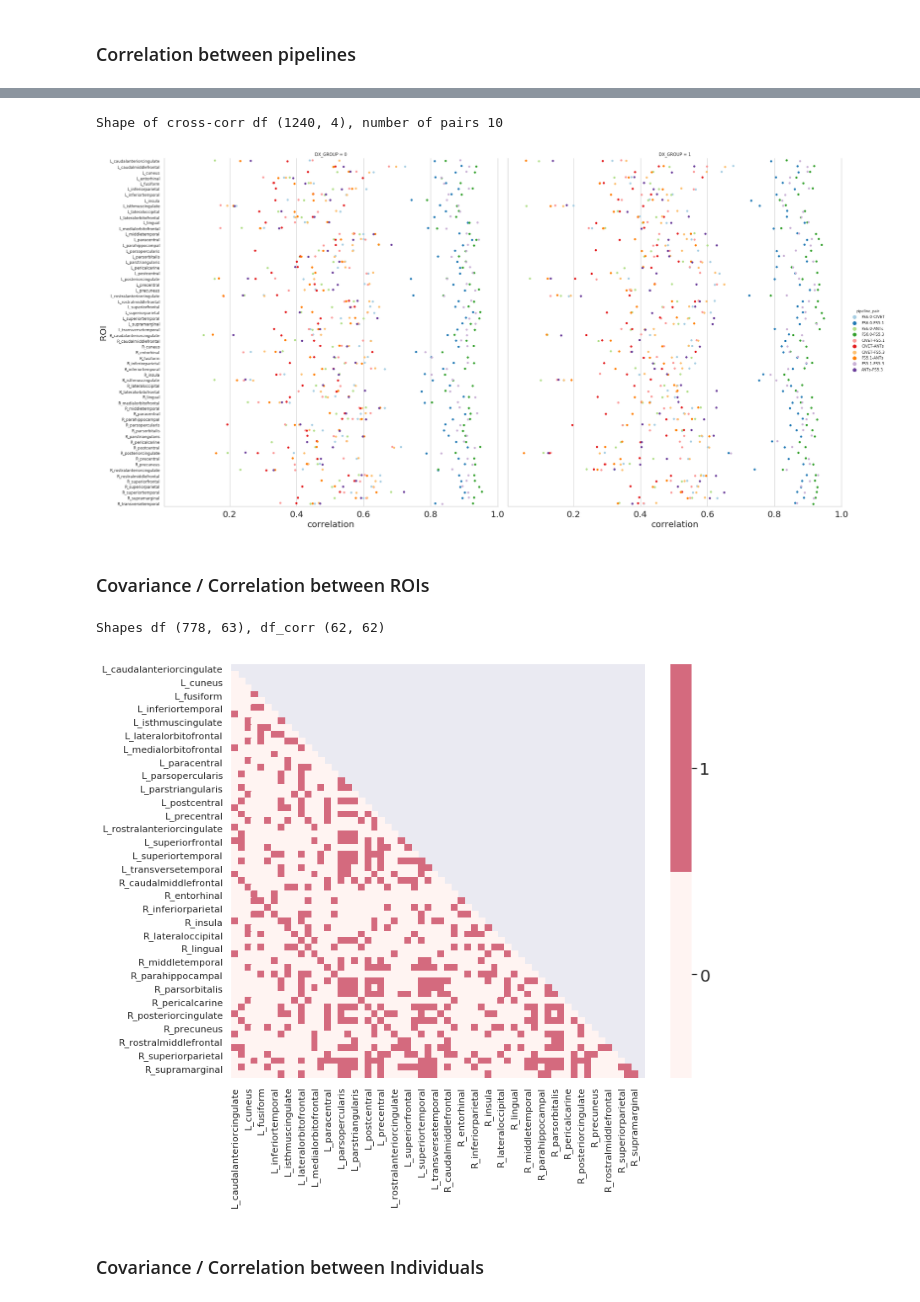
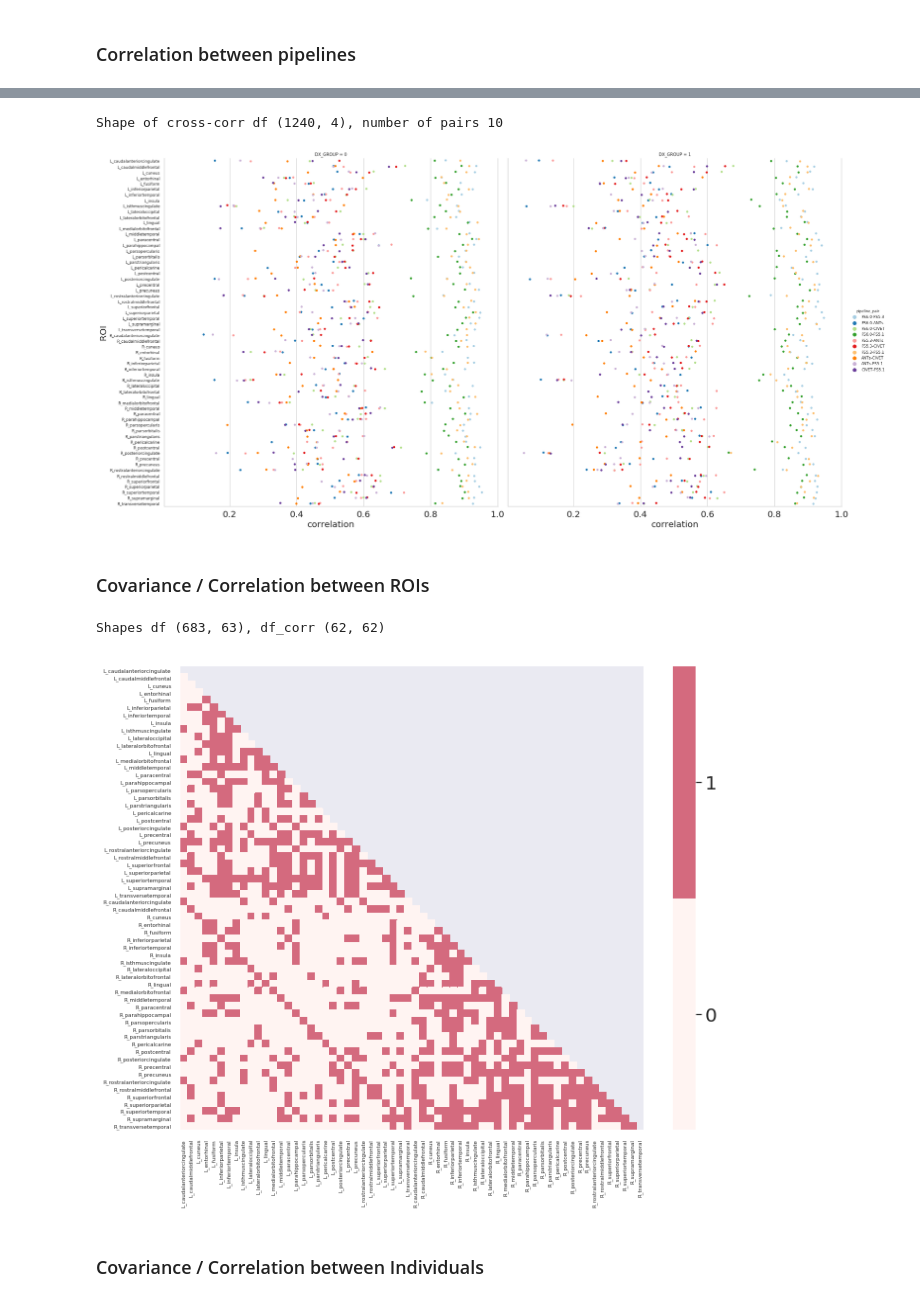
Before and after one commit to neurodatascience/compare-surf-tools, a Jupyter notebook: notebooks/run_pipeline_comparisons.ipynb, the cells around one changed output, grey strips where cells are left out. Cells and saved outputs as stored; diff of their text form; code cells hidden in the pictures.

```diff
--- a/notebooks/run_pipeline_comparisons.ipynb
+++ b/notebooks/run_pipeline_comparisons.ipynb
@@ -264,6 +264,8 @@ auto                         6           89    95
 # %% [markdown]
 ### Correlation between pipelines
 # %%
+master_df = master_df_dict['auto']
+
 possible_pairs = list(itertools.combinations(data_dict.keys(), 2))
 xcorr_pairs_df = pd.DataFrame()
 for pair in possible_pairs:
@@ -298,5 +300,8 @@ DX 1, Avg cross correlation between ANTs & FS5.3 = 0.46
 # %%
 # Plot ROI wise correlations
+
+plot_df = xcorr_pairs_df
+
 print('Shape of cross-corr df {}, number of pairs {}'.format(xcorr_pairs_df.shape, len(xcorr_pairs_df['pipeline_pair'].unique())))
 roi_order = sorted(list(xcorr_pairs_df['ROI'].unique()))
 sns.set(font_scale=0.8)
@@ -309,45 +314,45 @@ with sns.axes_style("whitegrid"):
     g.set_ylabels(fontsize=20)
 # %% [output]
 Shape of cross-corr df (1240, 4), number of pairs 10
-[figure, old version]
+[figure, new version]
 # %% [markdown]
 ### Covariance / Correlation between ROIs
 # %%
 p_thresh= 0.05/(62*62/2) #Rough number of comparisons
 r_thresh = 0.5 #Look at only high correlations
 
-pipe = 'ants'
+pipe = 'CIVET'
 df = master_df[master_df['pipeline']==pipe][[subject_ID_col]+common_roi_cols]
 df_sorted = df.reindex(sorted(df.columns), axis=1)
 
 corr = df_sorted.corr()
 df_p_val = calculate_pvalues(df_sorted)
 corr[df_p_val >= p_thresh] = 0
 corr[corr < r_thresh] = 0
 print('Shapes df {}, df_corr {}'.format(df.shape,corr.shape))
 
 # Plot
 # Generate a mask for the upper triangle
 mask = np.zeros_like(corr, dtype=np.bool)
 mask[np.triu_indices_from(mask)] = True
 
 # Set up the matplotlib figure
 f, ax = plt.subplots(figsize=(11, 9))
 
 
 # Generate a custom diverging colormap
 cmap = sns.xkcd_palette(["very light pink",'pinkish']) #sns.diverging_palette(220, 10, as_cmap=True)
 
 with sns.axes_style("white"):
     sns.set(font_scale=0.5)
     g = sns.heatmap(corr, mask=mask, cmap=cmap, square=True)
     colorbar = g.collections[0].colorbar
     colorbar.set_ticks([0.25,0.75])
     colorbar.set_ticklabels(['0', '1'])
     g.figure.axes[-1].tick_params(labelsize=20)
 # %% [output]
-Shapes df (778, 63), df_corr (62, 62)
+Shapes df (683, 63), df_corr (62, 62)
-[figure, old version]
+[figure, new version]
 # %% [markdown]
 ### Covariance / Correlation between Individuals
 # %%
```
Also changed, not shown: parts of 11 cells of this notebook, 2 other files.
